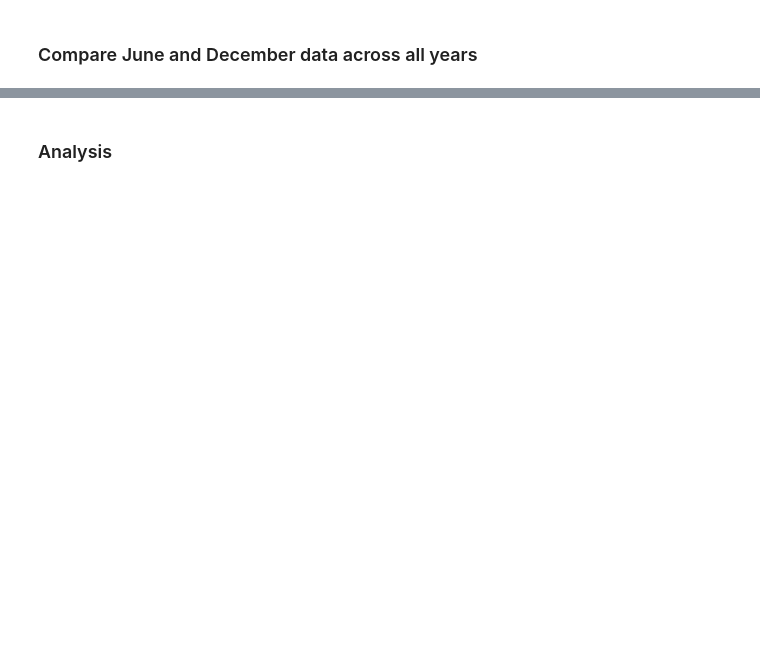
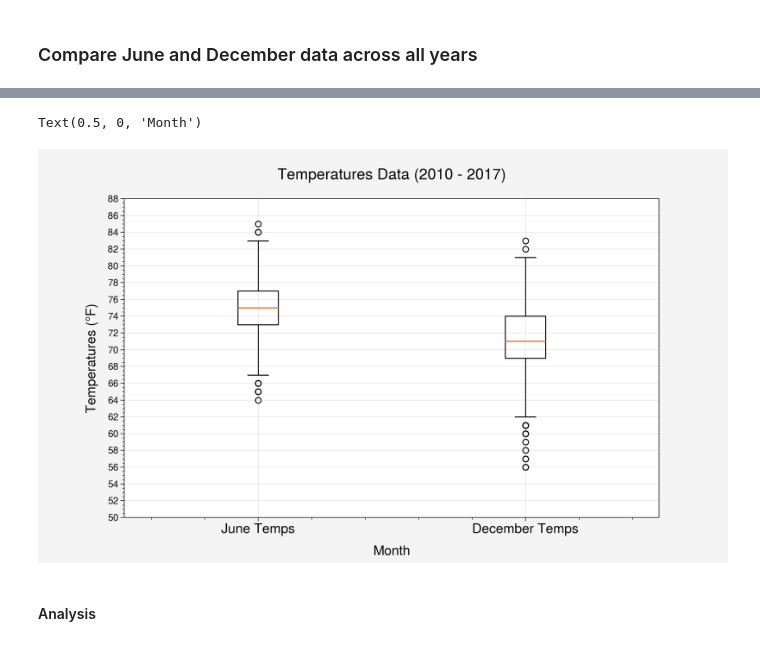
Before and after one commit to SJackson7/Surfs_Up, a Jupyter notebook: temp_analysis_bonus_1_starter.ipynb, the cells around one changed output, grey strips where cells are left out. Drawn from its saved outputs; the diff is of its cells as text; code cells hidden in the pictures; blank space fills up the shorter version.

```diff
--- a/temp_analysis_bonus_1_starter.ipynb
+++ b/temp_analysis_bonus_1_starter.ipynb
@@ -4,6 +4,13 @@
 # dependencies
 import pandas as me
 from datetime import datetime as dt
+from matplotlib import style
+import numpy as np
+style.use('fivethirtyeight')
+import matplotlib.pyplot as plt
+import proplot as pplt
+from scipy import stats
+from scipy.stats import pearsonr
 # %%
 # 'tobs' is 'temperature observations
 hi_df = me.read_csv('Resources/hawaii_measurements.csv')
@@ -25,4 +23,2 @@ hi_df.head()
 # %%
 # Drop the date column
-hi_df = hi_df.drop('date', axis=1)
-hi_df.head()
@@ -42,0 +27,13 @@ from scipy import stats
+# %%
+# filter data for desired months and describe
+
+# get data for the month of june across all years, convert to dataframe with tobs data only
+jun_df = me.DataFrame(hi_df[hi_df.index.month==6], columns=['tobs'])
+print(f'June Data:\n{jun_df.describe()}')
+
+# new line to separate results
+print(f'\n')
+
+# get data for the month of december across all years, convert to dataframe with tobs data only
+dec_df = me.DataFrame(hi_df[hi_df.index.month==12], columns=['tobs'])
+print(f'December Data:\n{dec_df.describe()}')
@@ -43 +90,19 @@ from scipy import stats
+# %%
+# box and whisker chart comparing temperature data from all Junes and all Decembers
+x_labels = ['June Temps', 'December Temps']
+temps = [jun_df['tobs'], dec_df['tobs']]
+fix, ax = plt.subplots(figsize=(10,6))
+ax.boxplot(temps, labels=x_labels)
+
+# labels and ticks
+plt.xticks(fontsize=14)
+plt.yticks(fontsize=10)
+
+ax.set_yticks(np.arange(50, 90, step=2.0))
+ax.set_title('Temperatures Data (2010 - 2017)',fontsize=16, pad=20)
+ax.set_ylabel('Temperatures (°F)',fontsize=14, labelpad=10)
+ax.set_xlabel("Month",fontsize=14, labelpad=10)
+# %% [output]
+Text(0.5, 0, 'Month')
+[figure, added]
 # %%
@@ -45,2 +110,2 @@ from scipy import stats
 # %% [markdown]
-### Analysis
+#### Analysis
```
Also changed, not shown: parts of 14 cells of this notebook, 4 other files.
